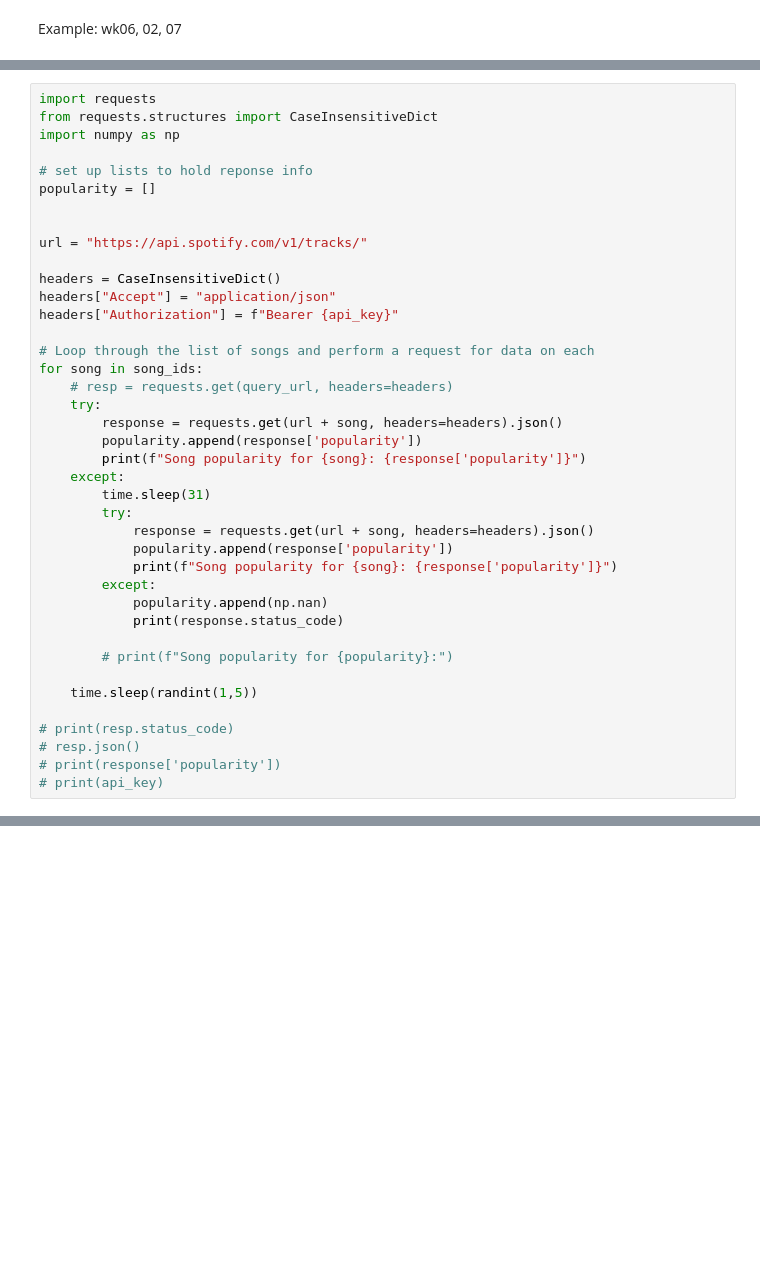
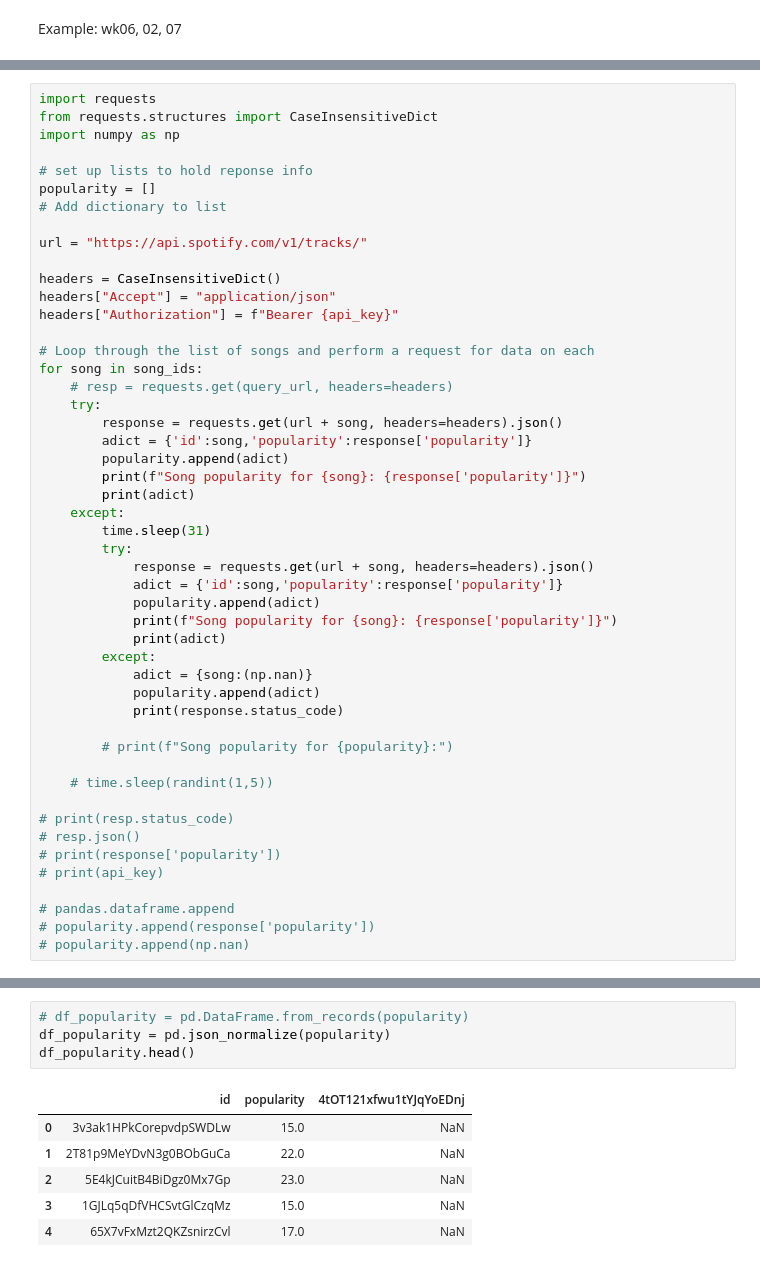
Before and after one commit to chrisp26/Final-project-song-analysis, a Jupyter notebook: Code/Python/2_spotify_API.ipynb, the cells around one changed output, grey strips where cells are left out. Saved outputs shown, nothing was run; the diff lists cells and outputs as text; blank space fills up the shorter version.

```diff
--- a/Code/Python/2_spotify_API.ipynb
+++ b/Code/Python/2_spotify_API.ipynb
@@ -67,7 +79,7 @@ import numpy as np
 
 # set up lists to hold reponse info
 popularity = []
-
+# Add dictionary to list
 
 url = "https://api.spotify.com/v1/tracks/"
 
@@ -80,24 +92,33 @@ for song in song_ids:
     # resp = requests.get(query_url, headers=headers)
     try:
         response = requests.get(url + song, headers=headers).json()
-        popularity.append(response['popularity'])
+        adict = {'id':song,'popularity':response['popularity']}
+        popularity.append(adict)
         print(f"Song popularity for {song}: {response['popularity']}")
+        print(adict)
     except:
         time.sleep(31)
         try:
             response = requests.get(url + song, headers=headers).json()
-            popularity.append(response['popularity'])
+            adict = {'id':song,'popularity':response['popularity']}
+            popularity.append(adict)
             print(f"Song popularity for {song}: {response['popularity']}")
+            print(adict)
         except:
-            popularity.append(np.nan)
+            adict = {song:(np.nan)}
+            popularity.append(adict)
             print(response.status_code)
 
         # print(f"Song popularity for {popularity}:")
 
-    time.sleep(randint(1,5))
+    # time.sleep(randint(1,5))
 
 # print(resp.status_code)
 # resp.json()
 # print(response['popularity'])
 # print(api_key)
+
+# pandas.dataframe.append
+# popularity.append(response['popularity'])
+# popularity.append(np.nan)
 # %% [output]
@@ -121 +142,12 @@ Song popularity for 6jESFIywK8ifWCTvBkqaht: 17
 AttributeError: 'dict' object has no attribute 'status_code'
+# %%
+# df_popularity = pd.DataFrame.from_records(popularity)
+df_popularity = pd.json_normalize(popularity)
+df_popularity.head()
+# %% [output]
+|  | id | popularity | 4tOT121xfwu1tYJqYoEDnj |
+| 0 | 3v3ak1HPkCorepvdpSWDLw | 15.0 | NaN |
+| 1 | 2T81p9MeYDvN3g0BObGuCa | 22.0 | NaN |
+| 2 | 5E4kJCuitB4BiDgz0Mx7Gp | 23.0 | NaN |
+| 3 | 1GJLq5qDfVHCSvtGlCzqMz | 15.0 | NaN |
+| 4 | 65X7vFxMzt2QKZsnirzCvl | 17.0 | NaN |
```
Also changed, not shown: parts of 8 cells of this notebook, 4 other files.
